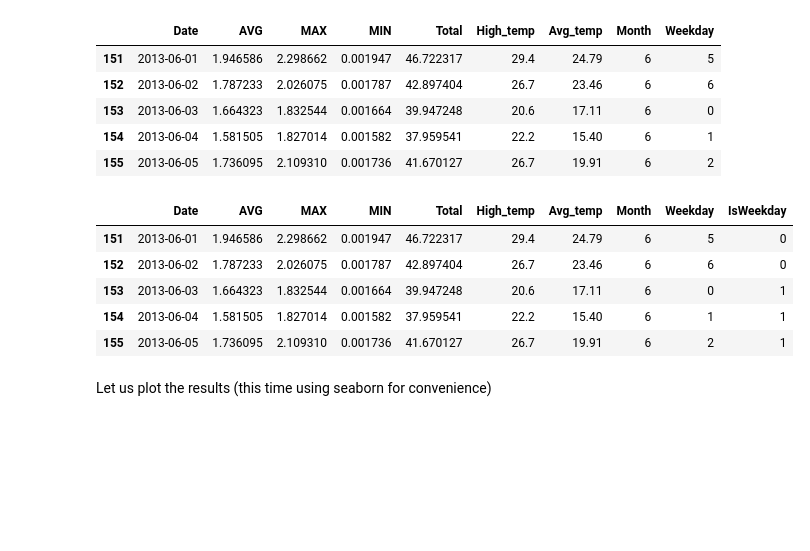
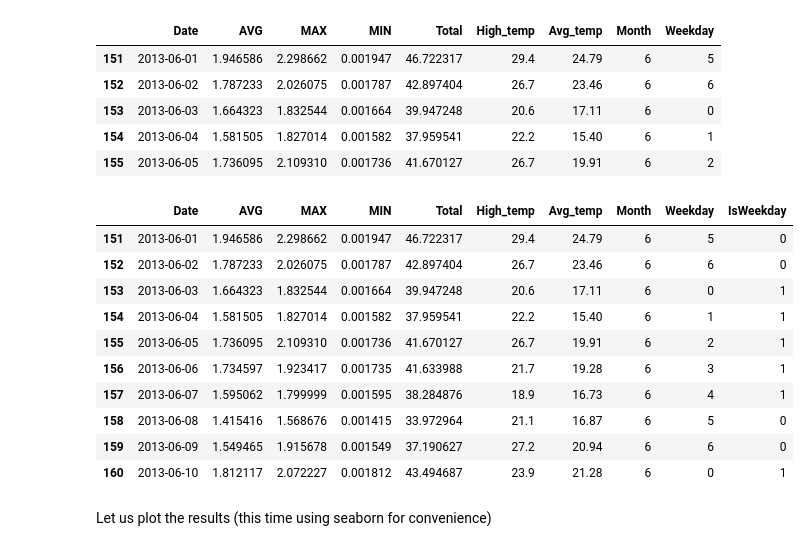
Before and after one commit to IS3UniCologne/DSML_2021, a Jupyter notebook: 03_Workshops/DSML_WS_08_PolyRegression/DSML_WS_08_PolyRegression.ipynb, the cells around one changed output. Cells and saved outputs as stored; diff of their text form; code cells hidden in the pictures; blank space fills up the shorter version.

```diff
--- a/03_Workshops/DSML_WS_08_PolyRegression/DSML_WS_08_PolyRegression.ipynb
+++ b/03_Workshops/DSML_WS_08_PolyRegression/DSML_WS_08_PolyRegression.ipynb
@@ -95,7 +95,7 @@ memory usage: 32.3 KB
 # note: we are using here the very powerful map() function, which returns a list of the results
 # after applying the given function to each item of a given iterable (list, tuple etc.)
 
-df_summer["Weekday"] = df_summer["Date"].apply(lambda x: x.weekday())
+df_summer["Weekday"] = df_summer["Date"].apply(lambda dt: dt.weekday())
 # %%
 df_summer.head(5)
 # %% [output]
@@ -109,22 +109,32 @@ df_summer.head(5)
 # alternatively you can also define you own function
 
 def weekday_check (dt):
-    day_count = dt.weekday()
-    if day_count <=4:
+
+    day_number = dt.weekday()
+
+    if day_number <=4:
         return 1
     else:
         return 0
 
 df_summer["IsWeekday"] = df_summer["Date"].apply(lambda dt: weekday_check(dt))
+# %%
+# alternative
+df_summer["IsWeekday"] = df_summer["Weekday"].apply(lambda x: 1 if x<=4 else 0)
 # %%
-df_summer.head()
+df_summer.head(10)
 # %% [output]
 |  | Date | AVG | MAX | MIN | Total | High_temp | Avg_temp | Month | Weekday | IsWeekday |
 | 151 | 2013-06-01 | 1.946586 | 2.298662 | 0.001947 | 46.722317 | 29.4 | 24.79 | 6 | 5 | 0 |
 | 152 | 2013-06-02 | 1.787233 | 2.026075 | 0.001787 | 42.897404 | 26.7 | 23.46 | 6 | 6 | 0 |
 | 153 | 2013-06-03 | 1.664323 | 1.832544 | 0.001664 | 39.947248 | 20.6 | 17.11 | 6 | 0 | 1 |
 | 154 | 2013-06-04 | 1.581505 | 1.827014 | 0.001582 | 37.959541 | 22.2 | 15.40 | 6 | 1 | 1 |
 | 155 | 2013-06-05 | 1.736095 | 2.109310 | 0.001736 | 41.670127 | 26.7 | 19.91 | 6 | 2 | 1 |
+| 156 | 2013-06-06 | 1.734597 | 1.923417 | 0.001735 | 41.633988 | 21.7 | 19.28 | 6 | 3 | 1 |
+| 157 | 2013-06-07 | 1.595062 | 1.799999 | 0.001595 | 38.284876 | 18.9 | 16.73 | 6 | 4 | 1 |
+| 158 | 2013-06-08 | 1.415416 | 1.568676 | 0.001415 | 33.972964 | 21.1 | 16.87 | 6 | 5 | 0 |
+| 159 | 2013-06-09 | 1.549465 | 1.915678 | 0.001549 | 37.190627 | 27.2 | 20.94 | 6 | 6 | 0 |
+| 160 | 2013-06-10 | 1.812117 | 2.072227 | 0.001812 | 43.494687 | 23.9 | 21.28 | 6 | 0 | 1 |
 # %% [markdown]
 Let us plot the results (this time using seaborn for convenience)
 # %%
```
Also changed, not shown: parts of 17 cells of this notebook.
